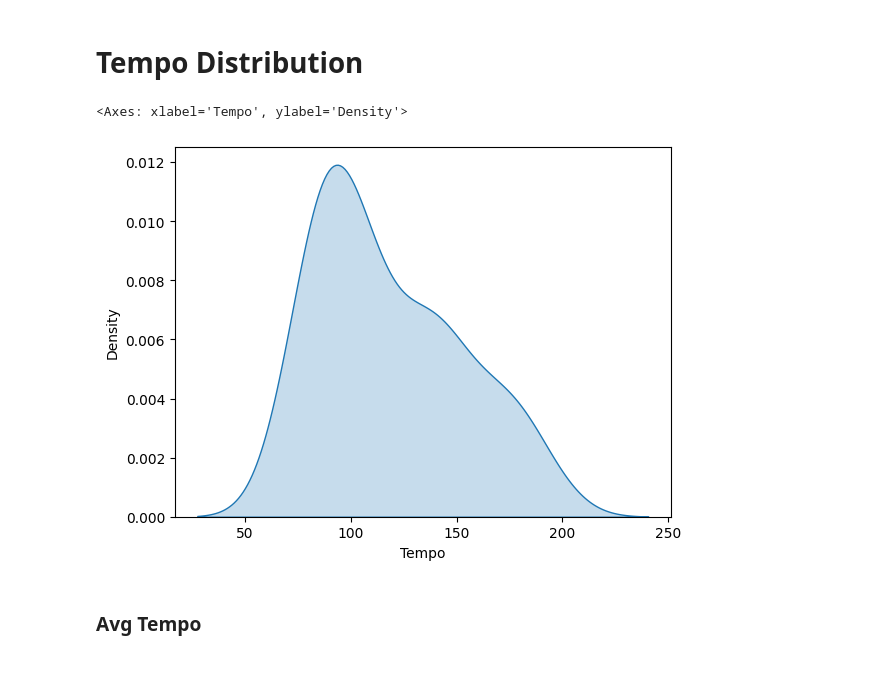
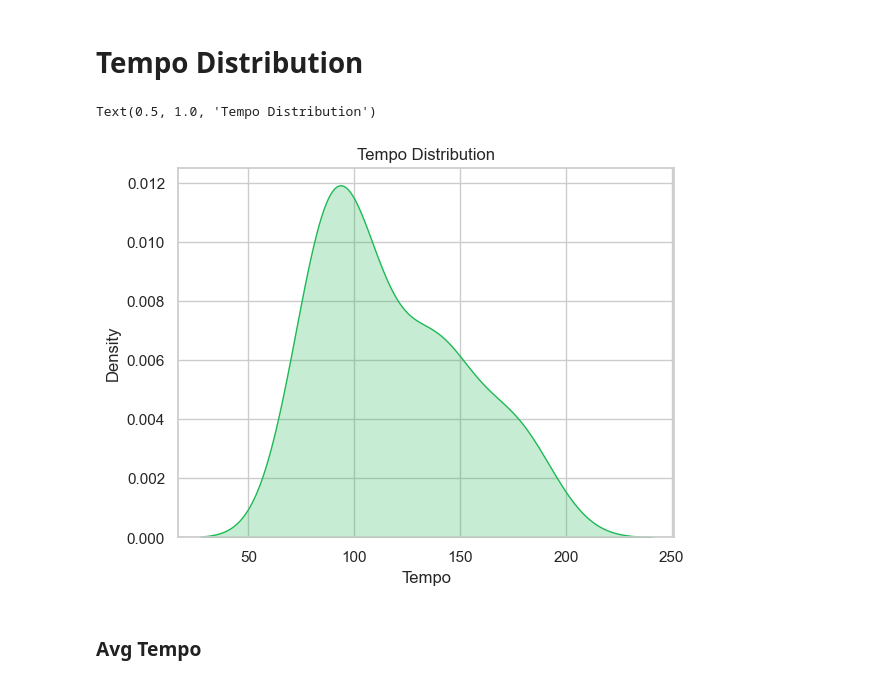
Before and after one commit to r0han99/spotify-dataengg, a Jupyter notebook: notebooks/user_playlist_vis.ipynb, the cells around one changed output. Cells and saved outputs as stored; diff of their text form; code cells hidden in the pictures.

```diff
--- a/notebooks/user_playlist_vis.ipynb
+++ b/notebooks/user_playlist_vis.ipynb
@@ -4,6 +4,21 @@ import pandas as pd
 import numpy as np
 import plotly
 import plotly.express as px
+import matplotlib.pyplot as plt
+import plotly.graph_objects as go
+
+plt.rcParams['font.family'] = 'avenir'
+font = {
+    'family': 'avenir',  # Font family (e.g., 'serif', 'sans-serif', 'monospace')
+#     'weight': 'bold',   # Font weight (e.g., 'normal', 'bold', 'light', 'heavy')
+    'size': 14           # Font size
+}
+
+# Set the font properties
+sns.set(font_scale=1.2)
+sns.set(rc={'font.family': font})
+# %%
+sns.set_style("white")
 # %%
 df = pd.read_csv('sample-playlist-audio-features.csv')
 df.head()
@@ -45,2 +103,14 @@ fig.show()
 # %% [markdown]
 # Playlist Song Key's
+# %%
+
+sns.set(style="whitegrid")  # Set the style of the plot
+keys = df.Key.value_counts().sort_index(ascending = True)
+plt.figure(figsize=(10, 6))  # Set the figure size
+sns.barplot(x="Key", y="count", data=keys.reset_index(), palette="viridis")  # Create the barplot
+
+plt.title("Song Key\'s In Your Playlist")  # Set the title
+plt.xlabel("Key")  # Set the x-axis label
+plt.ylabel("Count")  # Set the y-axis label
+
+plt.show()  # Display the plot
@@ -55,10 +124,11 @@ g.set(title = 'Song Key\'s In Your Playlist',ylabel='Song Count')
 # %% [markdown]
 # Tempo Distribution
 # %%
-sns.kdeplot(data=df, x='Tempo', fill=True)
+sns.kdeplot(data=df, x='Tempo', fill=True, color="#1DB954")
+plt.title("Tempo Distribution")
 # %% [output]
-<Axes: xlabel='Tempo', ylabel='Density'>
+Text(0.5, 1.0, 'Tempo Distribution')
-[figure, old version]
+[figure, new version]
 # %% [markdown]
 ### Avg Tempo
 # %%
```
Also changed, not shown: parts of 11 cells of this notebook, 10 other files.
